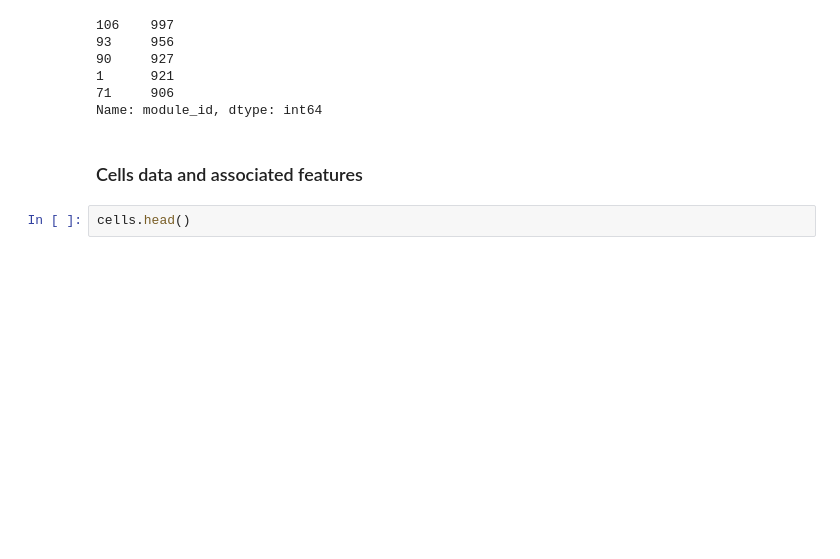
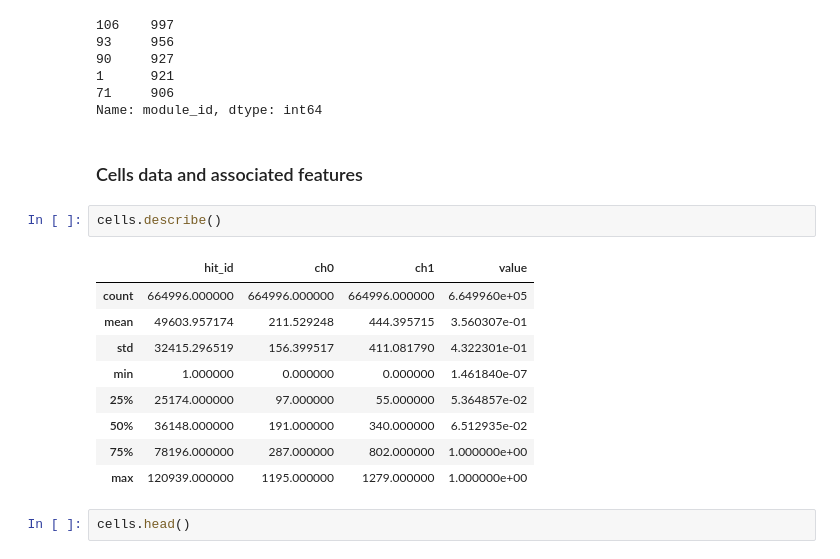
Before and after one commit to Doncurt/TrackML-Challege, a Jupyter notebook: Descriptive Statistics and EDA.ipynb, the cells around one changed output. Cells and saved outputs as stored; diff of their text form; blank space fills up the shorter version.

```diff
--- a/Descriptive Statistics and EDA.ipynb
+++ b/Descriptive Statistics and EDA.ipynb
@@ -96,6 +108,18 @@ hits['module_id'].value_counts().head()
 Name: module_id, dtype: int64
 # %% [markdown]
 ### Cells data and associated features
+# %%
+cells.describe()
+# %% [output]
+|  | hit_id | ch0 | ch1 | value |
+| count | 664996.000000 | 664996.000000 | 664996.000000 | 6.649960e+05 |
+| mean | 49603.957174 | 211.529248 | 444.395715 | 3.560307e-01 |
+| std | 32415.296519 | 156.399517 | 411.081790 | 4.322301e-01 |
+| min | 1.000000 | 0.000000 | 0.000000 | 1.461840e-07 |
+| 25% | 25174.000000 | 97.000000 | 55.000000 | 5.364857e-02 |
+| 50% | 36148.000000 | 191.000000 | 340.000000 | 6.512935e-02 |
+| 75% | 78196.000000 | 287.000000 | 802.000000 | 1.000000e+00 |
+| max | 120939.000000 | 1195.000000 | 1279.000000 | 1.000000e+00 |
 # %%
 cells.head()
 # %% [output]
```
Also changed, not shown: parts of 3 cells of this notebook, 1 other file.
